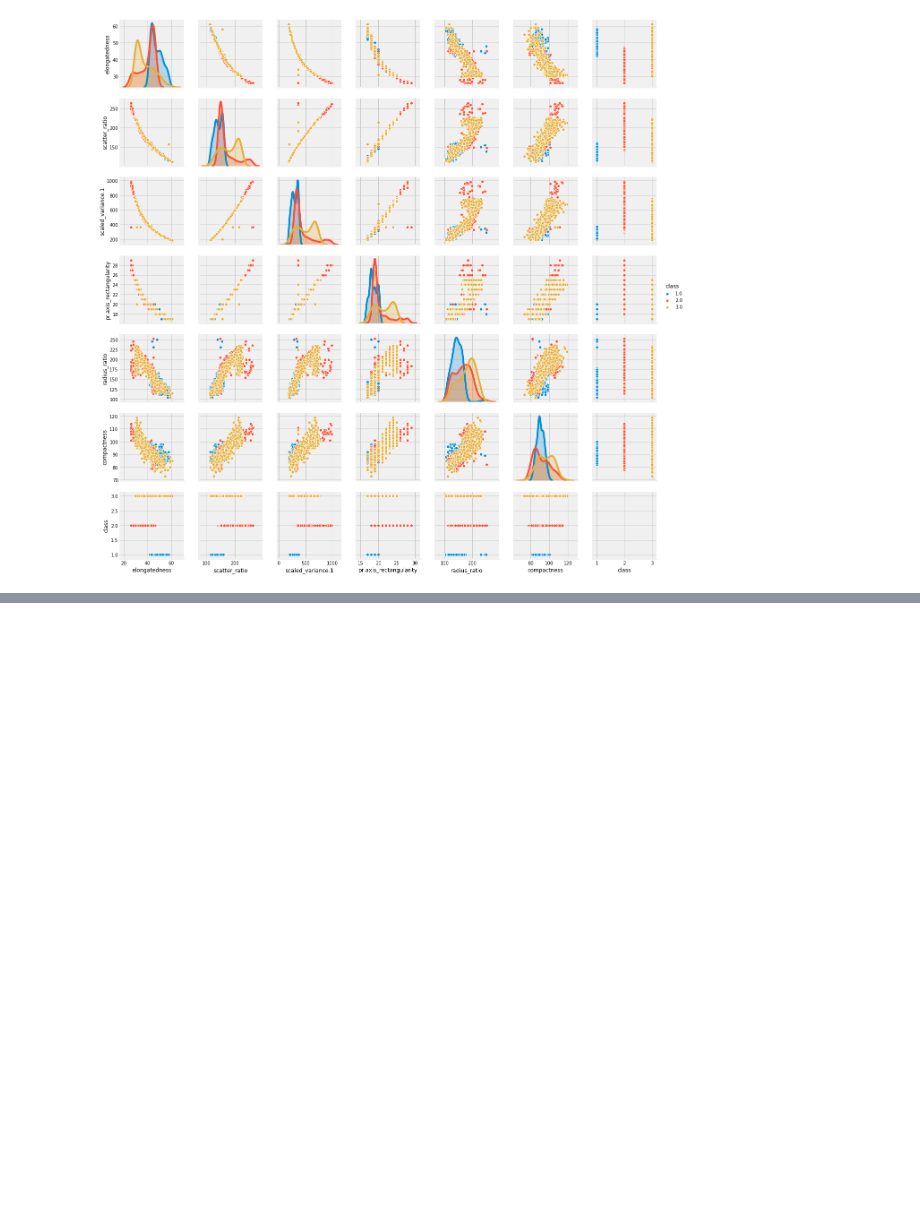
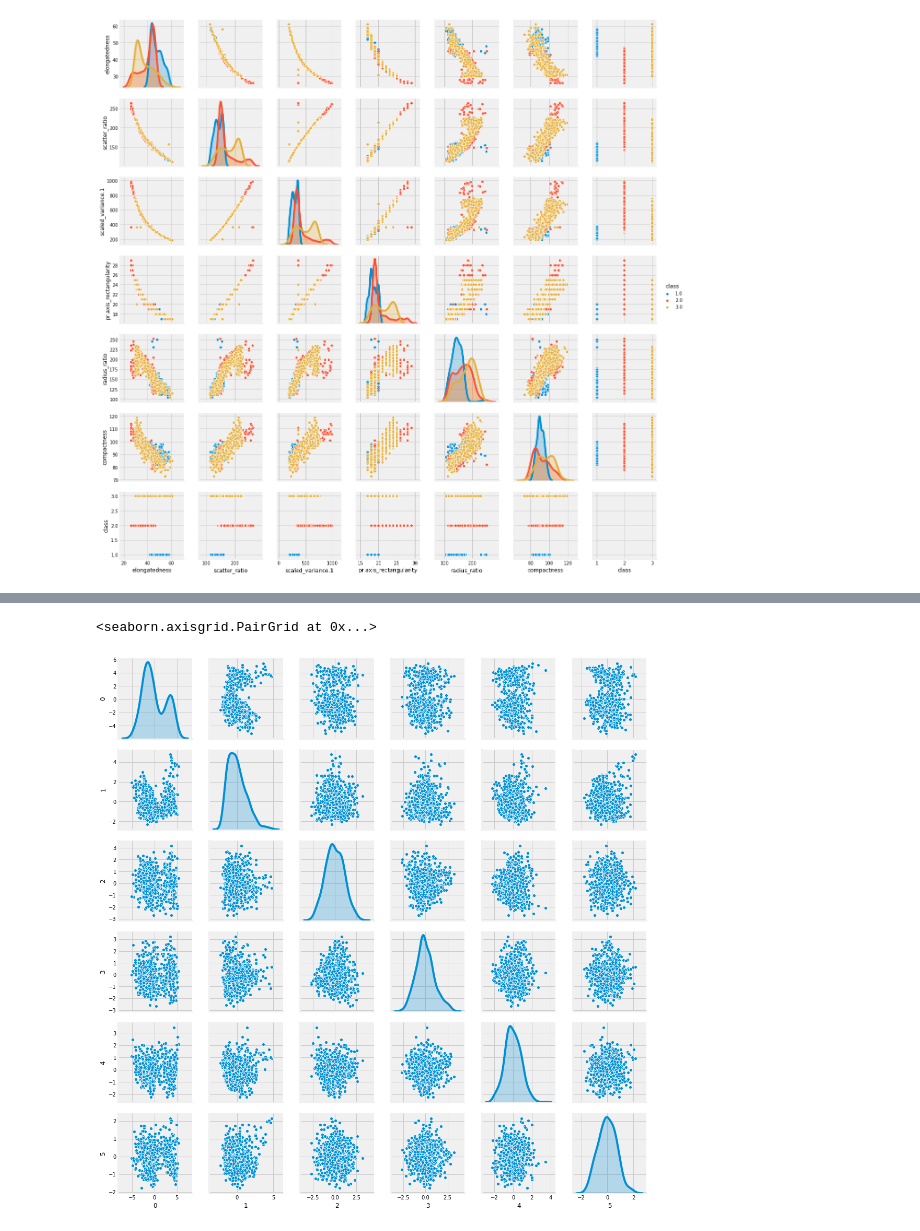
Before and after one commit to code4kunal/eda-python-examples, a Jupyter notebook: unsupervised-learning/Unsupervised_Learning_kunal_saxena.ipynb, the cells around one changed output, grey strips where cells are left out. Cells and saved outputs as stored; diff of their text form; code cells hidden in the pictures; blank space fills up the shorter version.

```diff
--- a/unsupervised-learning/Unsupervised_Learning_kunal_saxena.ipynb
+++ b/unsupervised-learning/Unsupervised_Learning_kunal_saxena.ipynb
@@ -633,0 +646,6 @@ vehicle_im.shape
+# %%
+# Creating separate variables for features and target
+features = vehicle_im.iloc[:, 0:12]; features_list = list(features.columns)
+target = vehicle_im['class']
+
+features.shape, target.shape
@@ -633,0 +665,4 @@ vehicle_im.shape
+# %%
+# Splitting the data into training and test set in the ratio of 85:25 respectively
+X_train, X_test, y_train, y_test = train_test_split(features, target, test_size = 0.25,
+                                                    random_state = random_state, shuffle = False)
@@ -633,0 +792,6 @@ vehicle_im.shape
+# %%
+# Pairplot after dimension reduction
+sns.pairplot(pd.DataFrame(X_train_reduced), diag_kind = 'kde')
+# %% [output]
+<seaborn.axisgrid.PairGrid at 0x...>
+[figure, added]
```
Also changed, not shown: parts of 32 cells of this notebook.
